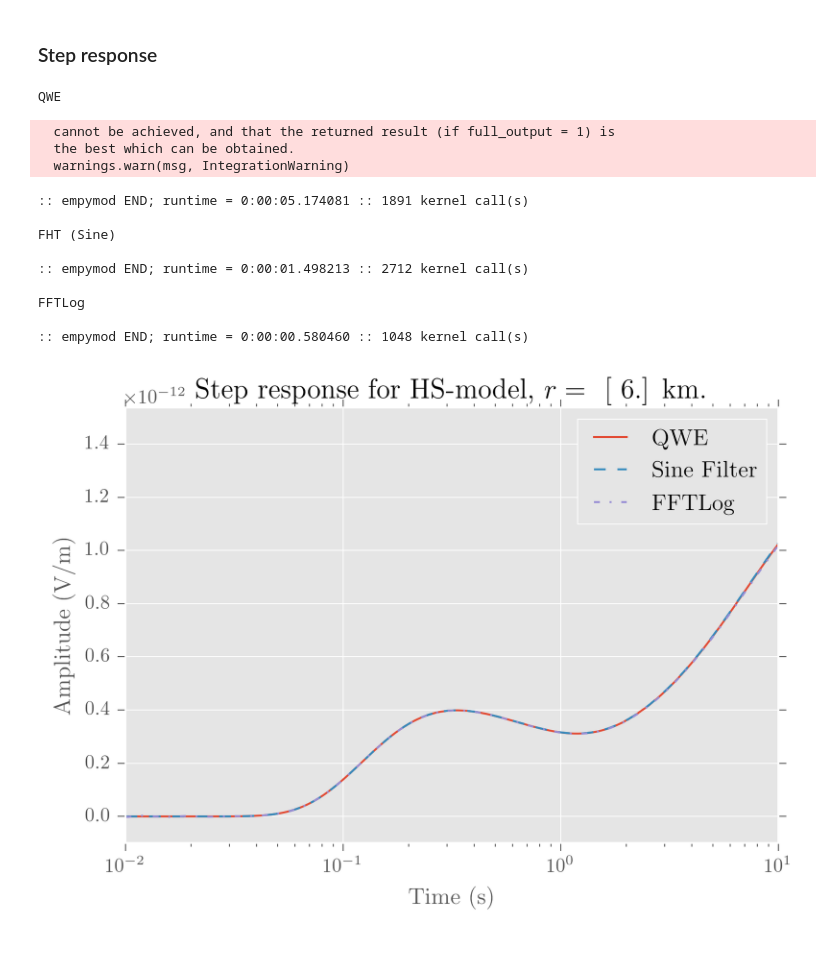
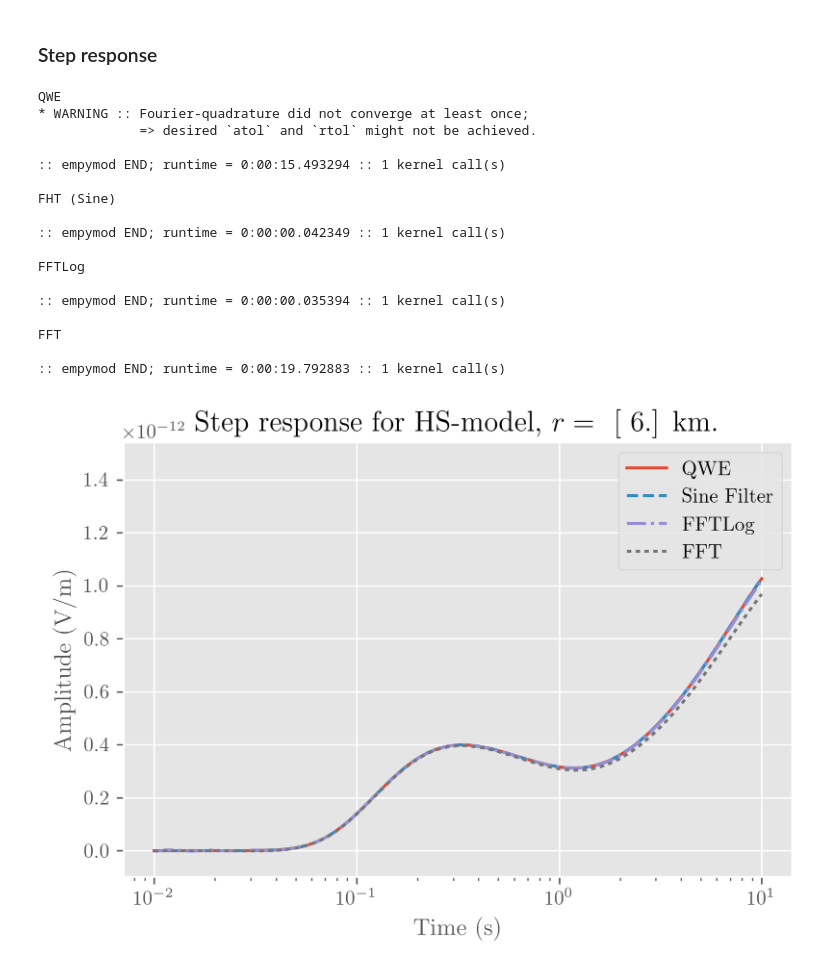
Before and after one commit to emsig/empymod, a Jupyter notebook: notebooks/Time_Step-and-Impulse.ipynb, the cells around one changed output. Saved outputs shown, nothing was run; the diff lists cells and outputs as text; code cells hidden in the pictures.

```diff
--- a/notebooks/Time_Step-and-Impulse.ipynb
+++ b/notebooks/Time_Step-and-Impulse.ipynb
@@ -210,8 +219,7 @@ aniso = [1, 1, 2]            # Anisotropy: [air, water, half-space]
 t = np.logspace(-2, 1, 301)  # Desired times (s)
 
 # Collect parameters
-inparg = {'src': src, 'rec': rec, 'depth': [0, 1000], 'freqtime': t, 'res': res, 'aniso': aniso, 'verb': 1,
-          'ht': 'qwe', 'htarg': [1e-8, 1e-20, 31, 40]}  # Use QWE for Hankel transform
+inparg = {'src': src, 'rec': rec, 'depth': [0, 1000], 'freqtime': t, 'res': res, 'aniso': aniso, 'ht': 'fht', 'verb': 2}
 # %% [markdown]
 ### Impulse response
 # %%
@@ -251,35 +266,43 @@ plt.show()
 # %%
 inparg['signal'] = 1 # signal 1 = step
 print('QWE')
-qwe = dipole(**inparg, ft='qwe', ftarg=[1e-6, 1e-18])
+qwe = dipole(**inparg, ft='qwe', ftarg=['', '', 31, 500])
 print('FHT (Sine)')
-sin = dipole(**inparg, ft='sin')
+sin = dipole(**inparg, ft='sin', ftarg='key_81_CosSin_2009')
 print('FFTLog')
 ftl = dipole(**inparg, ft='fftlog', ftarg=['', [-2, 4]])
+print('FFT')
+fft = dipole(**inparg, ft='fft', ftarg=[.0005, 2**15, 2**16])
+fft -= fft[0]
 # %% [output]
 QWE
+* WARNING :: Fourier-quadrature did not converge at least once;
+             => desired `atol` and `rtol` might not be achieved.
+
+:: empymod END; runtime = 0:00:15.493294 :: 1 kernel call(s)
+
+FHT (Sine)
+
+:: empymod END; runtime = 0:00:00.042349 :: 1 kernel call(s)
+
+FFTLog
+
+:: empymod END; runtime = 0:00:00.035394 :: 1 kernel call(s)
+
+FFT
+
+:: empymod END; runtime = 0:00:19.792883 :: 1 kernel call(s)
-  cannot be achieved, and that the returned result (if full_output = 1) is
-  the best which can be obtained.
-  warnings.warn(msg, IntegrationWarning)
-:: empymod END; runtime = 0:00:05.174081 :: 1891 kernel call(s)
-
-FHT (Sine)
-
-:: empymod END; runtime = 0:00:01.498213 :: 2712 kernel call(s)
-
-FFTLog
-
-:: empymod END; runtime = 0:00:00.580460 :: 1048 kernel call(s)
 # %%
 plt.figure()
 plt.title(r'Step response for HS-model, $r =\ $ ' + str(rec[0]/1000) + ' km.')
 plt.xlabel('Time (s)')
 plt.ylabel('Amplitude (V/m)')
-plt.semilogx(t, qwe, '-', label='QWE')
-plt.semilogx(t, sin, '--', label='Sine Filter')
-plt.semilogx(t, ftl, '-.', label='FFTLog')
+plt.semilogx(t, qwe, 'C0-', label='QWE')
+plt.semilogx(t, sin, 'C1--', label='Sine Filter')
+plt.semilogx(t, ftl, 'C2-.', label='FFTLog')
+plt.semilogx(t, fft, 'C3:', label='FFT')
 plt.ylim([-.1e-12, 1.5*qwe.max()])
 plt.legend(loc='best')
 plt.show()
 # %% [output]
-[figure, old version]
+[figure, new version]
```
Also changed, not shown: parts of 9 cells of this notebook, 8 other files.
